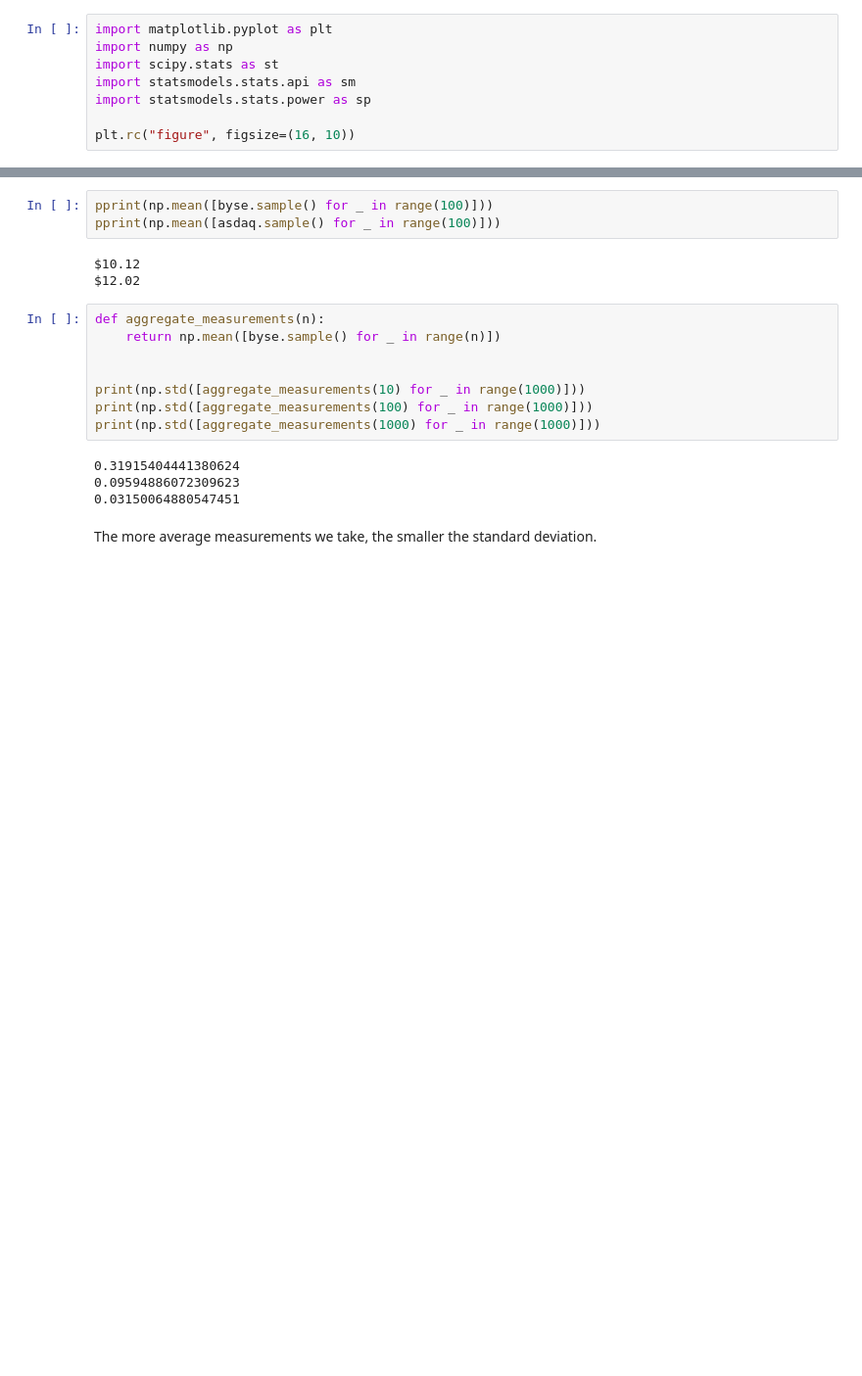
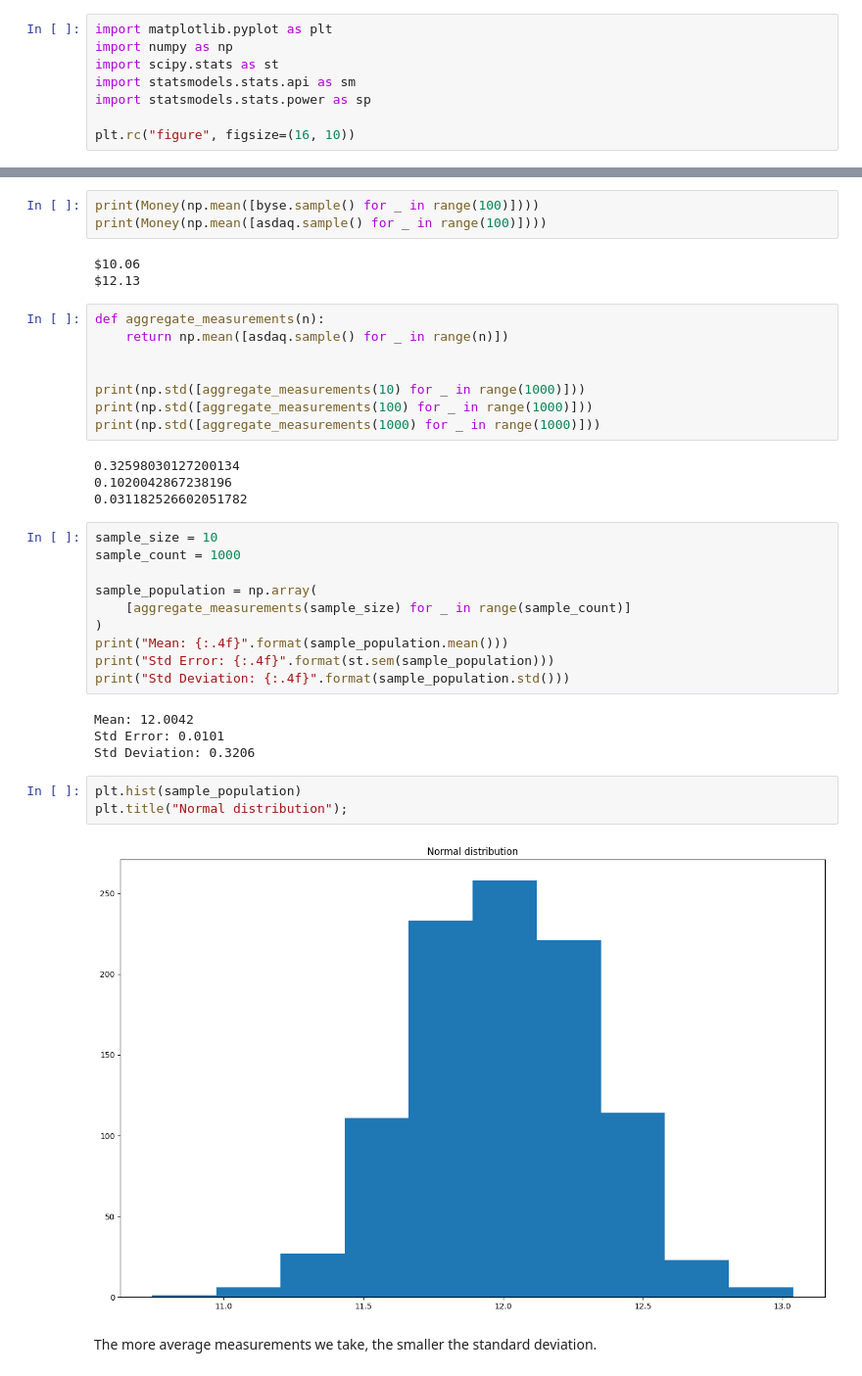
Before and after one commit to alextanhongpin/python-experimentation-for-engineers, a Jupyter notebook: 02_ab_testing.v2.ipynb, the cells around one changed output, grey strips where cells are left out. Shown at 98% size. Drawn from its saved outputs; the diff is of its cells as text; blank space fills up the shorter version.

```diff
--- a/02_ab_testing.v2.ipynb
+++ b/02_ab_testing.v2.ipynb
@@ -52,21 +51,40 @@ $10.52
 # %%
-pprint(np.mean([byse.sample() for _ in range(100)]))
-pprint(np.mean([asdaq.sample() for _ in range(100)]))
+print(Money(np.mean([byse.sample() for _ in range(100)])))
+print(Money(np.mean([asdaq.sample() for _ in range(100)])))
 # %% [output]
-$10.12
-$12.02
+$10.06
+$12.13
 # %%
 def aggregate_measurements(n):
-    return np.mean([byse.sample() for _ in range(n)])
+    return np.mean([asdaq.sample() for _ in range(n)])
 
 
 print(np.std([aggregate_measurements(10) for _ in range(1000)]))
 print(np.std([aggregate_measurements(100) for _ in range(1000)]))
 print(np.std([aggregate_measurements(1000) for _ in range(1000)]))
 # %% [output]
-0.31915404441380624
-0.09594886072309623
-0.03150064880547451
+0.32598030127200134
+0.1020042867238196
+0.031182526602051782
+# %%
+sample_size = 10
+sample_count = 1000
+
+sample_population = np.array(
+    [aggregate_measurements(sample_size) for _ in range(sample_count)]
+)
+print("Mean: {:.4f}".format(sample_population.mean()))
+print("Std Error: {:.4f}".format(st.sem(sample_population)))
+print("Std Deviation: {:.4f}".format(sample_population.std()))
+# %% [output]
+Mean: 12.0042
+Std Error: 0.0101
+Std Deviation: 0.3206
+# %%
+plt.hist(sample_population)
+plt.title("Normal distribution");
+# %% [output]
+[figure, added]
 # %% [markdown]
 The more average measurements we take, the smaller the standard deviation.
 # %%
```
Also changed, not shown: parts of 9 cells of this notebook, 3 other files.
